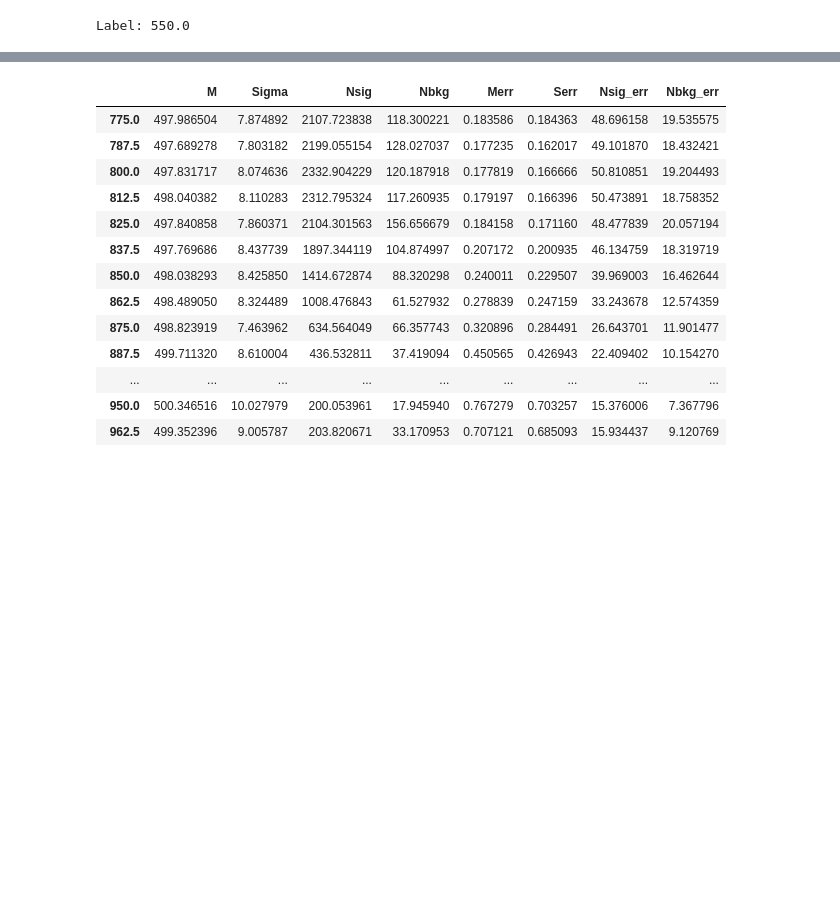
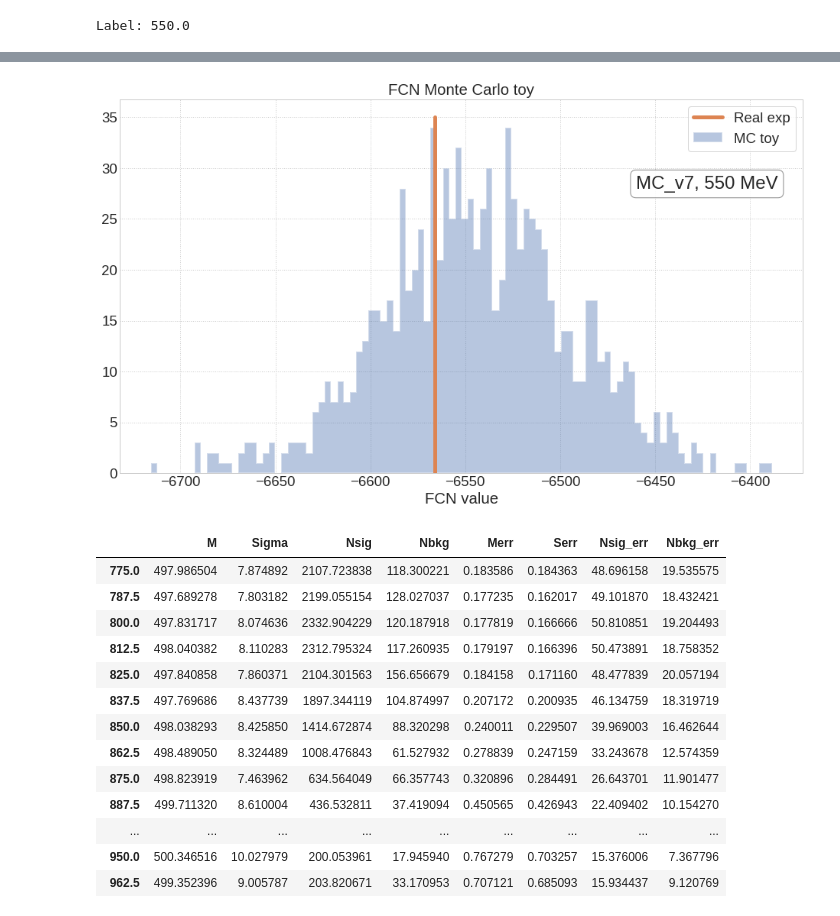
Before and after one commit to nikita-p/research, a Jupyter notebook: uproot/Analysis.ipynb, the cells around one changed output, grey strips where cells are left out. Drawn from its saved outputs; the diff is of its cells as text; code cells hidden in the pictures; blank space fills up the shorter version.

```diff
--- a/uproot/Analysis.ipynb
+++ b/uproot/Analysis.ipynb
@@ -444,3 +443,35 @@ Real: 2041 Found: 2040.9210516990493
+# %%
+import warnings
+warnings.filterwarnings("ignore")
+
+def fcn_tester():
+    a = []
+    vals = dict( zip( ['M', '$\\sigma$', '$N_{sig}$', '$N_{bkg}$'], mt.values.values()) )
+    for _ in range(1000):
+        data = pf.gen_toy(pdf, int(mt.values.values()[2]+mt.values.values()[3]), bound=(450, 550), **vals, quiet=True);
+        unbinned_likelihood = pf.UnbinnedLH(pdf, data, extended=True);
+        minuit = iminuit.Minuit(unbinned_likelihood, **vals, pedantic=False);
+        minuit.migrad();
+        a.append( minuit.fval )
+#         print(len(data), minuit.fval)
+    return a
+# %%
+fcn = fcn_tester()
+# %%
+import mplhep as hep
+bbox_props = dict(boxstyle="round", fc="w", ec="0.5", alpha=0.9)
+plt.hist(fcn, bins=100, histtype='stepfilled', alpha=0.4, lw=2, label='MC toy');
+# h, bins = np.histogram(fcn, bins = 100)
+# hep.histplot(h, bins=bins, yerr=True, label='MC toy')
+plt.plot([mt.fval, mt.fval], [0, 35], lw=5, label='Real exp');
+plt.text(-6460, 28, 'MC_v7, 550 MeV', size=24, bbox=bbox_props);
+plt.xlabel('FCN value');
+plt.legend(frameon=True);
+plt.grid(linestyle=':')
+plt.title('FCN Monte Carlo toy');
+# plt.savefig('Journal/outputs/images/Analysis_FCN_MC_toy_MC_v7_550.png', dpi=200)
+# %% [output]
+[figure, added]
 # %%
 fit_frame.tail(20)
 # %% [output]
```
Also changed, not shown: parts of 18 cells of this notebook, 7 other files.
